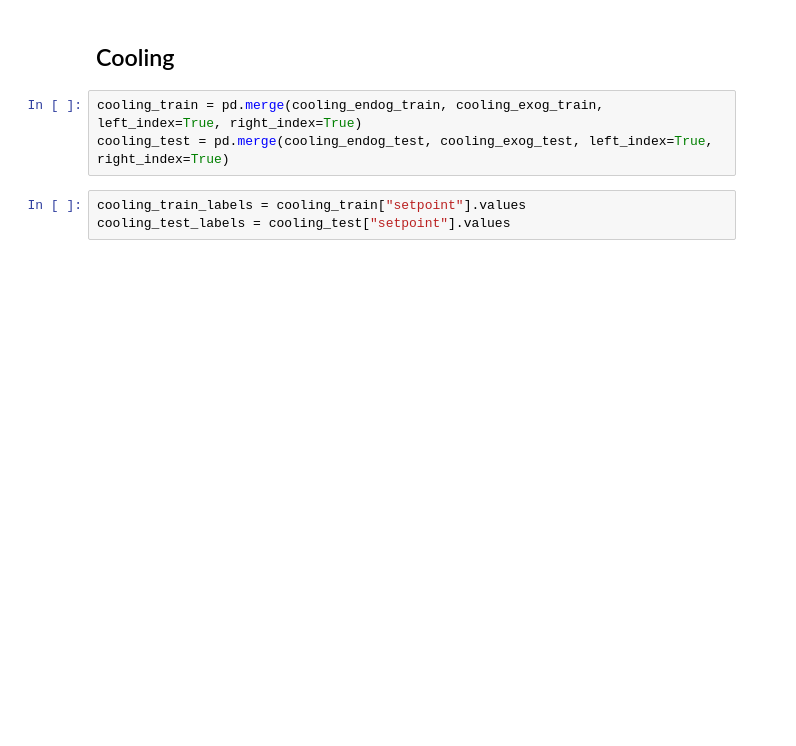
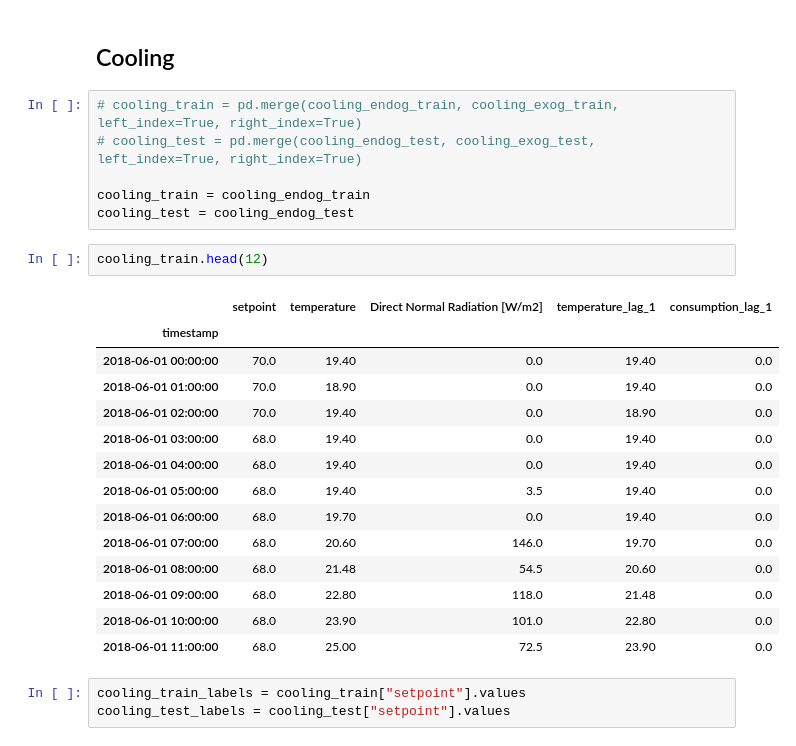
Before and after one commit to adrianlopezlanchares/Space-Conditioning-Electrification, a Jupyter notebook: consumption/full-prediction/full_prediction.ipynb, the cells around one changed output. Saved outputs shown, nothing was run; the diff lists cells and outputs as text; blank space fills up the shorter version.

```diff
--- a/consumption/full-prediction/full_prediction.ipynb
+++ b/consumption/full-prediction/full_prediction.ipynb
@@ -827,8 +840,28 @@ plt.show()
 # %% [markdown]
 ## Cooling
 # %%
-cooling_train = pd.merge(cooling_endog_train, cooling_exog_train, left_index=True, right_index=True)
-cooling_test = pd.merge(cooling_endog_test, cooling_exog_test, left_index=True, right_index=True)
+# cooling_train = pd.merge(cooling_endog_train, cooling_exog_train, left_index=True, right_index=True)
+# cooling_test = pd.merge(cooling_endog_test, cooling_exog_test, left_index=True, right_index=True)
+
+cooling_train = cooling_endog_train
+cooling_test = cooling_endog_test
+# %%
+cooling_train.head(12)
+# %% [output]
+|  | setpoint | temperature | Direct Normal Radiation [W/m2] | temperature_lag_1 | consumption_lag_1 |
+| timestamp |  |  |  |  |  |
+| 2018-06-01 00:00:00 | 70.0 | 19.40 | 0.0 | 19.40 | 0.0 |
+| 2018-06-01 01:00:00 | 70.0 | 18.90 | 0.0 | 19.40 | 0.0 |
+| 2018-06-01 02:00:00 | 70.0 | 19.40 | 0.0 | 18.90 | 0.0 |
+| 2018-06-01 03:00:00 | 68.0 | 19.40 | 0.0 | 19.40 | 0.0 |
+| 2018-06-01 04:00:00 | 68.0 | 19.40 | 0.0 | 19.40 | 0.0 |
+| 2018-06-01 05:00:00 | 68.0 | 19.40 | 3.5 | 19.40 | 0.0 |
+| 2018-06-01 06:00:00 | 68.0 | 19.70 | 0.0 | 19.40 | 0.0 |
+| 2018-06-01 07:00:00 | 68.0 | 20.60 | 146.0 | 19.70 | 0.0 |
+| 2018-06-01 08:00:00 | 68.0 | 21.48 | 54.5 | 20.60 | 0.0 |
+| 2018-06-01 09:00:00 | 68.0 | 22.80 | 118.0 | 21.48 | 0.0 |
+| 2018-06-01 10:00:00 | 68.0 | 23.90 | 101.0 | 22.80 | 0.0 |
+| 2018-06-01 11:00:00 | 68.0 | 25.00 | 72.5 | 23.90 | 0.0 |
 # %%
 cooling_train_labels = cooling_train["setpoint"].values
 cooling_test_labels = cooling_test["setpoint"].values
```
Also changed, not shown: parts of 22 cells of this notebook, 2 other files.
